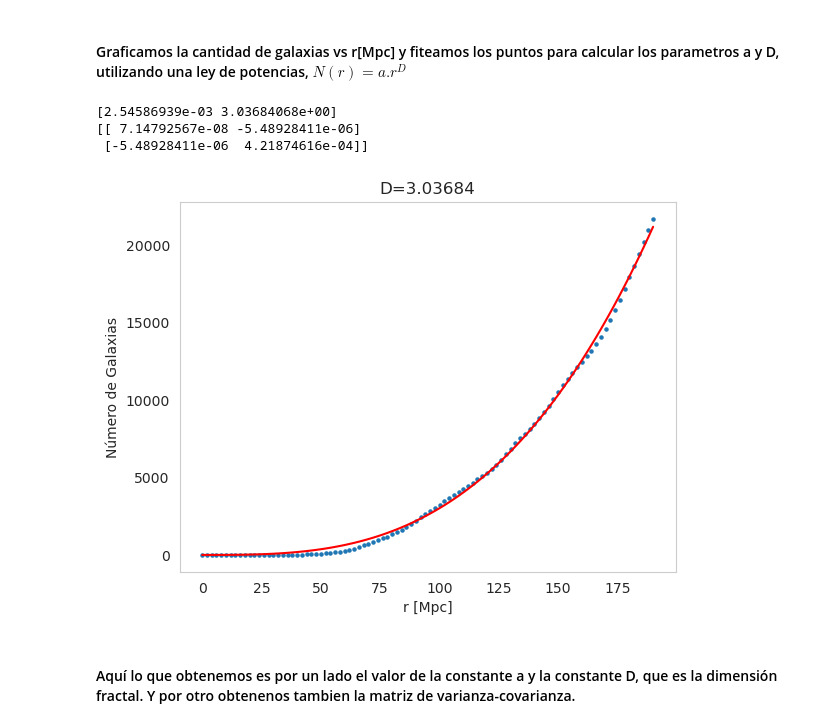
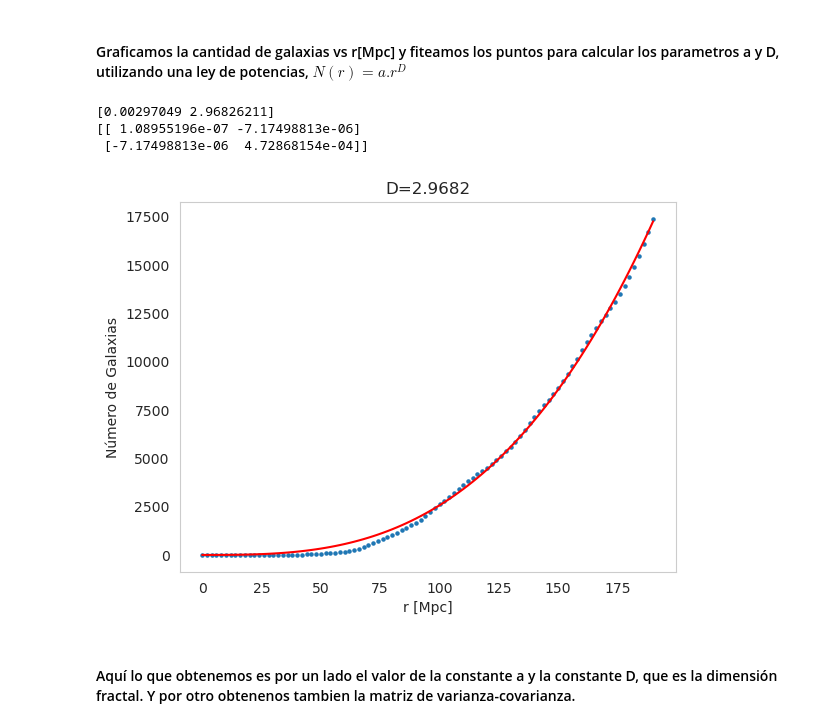
Before and after one commit to manulv96/Calculo-de-dimension-fractal--HCC, a Jupyter notebook: CodigoHCC.ipynb, the cells around one changed output. Saved outputs shown, nothing was run; the diff lists cells and outputs as text; code cells hidden in the pictures.

```diff
--- a/CodigoHCC.ipynb
+++ b/CodigoHCC.ipynb
@@ -44,8 +44,8 @@ data.head(120000)
 rs=data['z']
 
 cl=299792 #velocidad de la luz
-H=72 #constante de Hubble
-dist=rs*cl/H
+h=0.6767 #parámetro de Hubble
+dist=rs*cl/(h*100)
 # %% [markdown]
 #### Vemos la distribución espacial de nuestra muestra de galaxias.
 # %%
@@ -122,24 +121,24 @@ rr = np.array(rr)
 # %%
 fig, ax=plt.subplots(1,1)
 
 def funcion (x,a,b):
 
     return a*x**b
 
 res,cov =curve_fit(funcion, rr, c)
-ax.plot(rr, funcion(rr, 2.54586939e-03 ,3.0368406),color='red')
+ax.plot(rr, funcion(rr, 0.00297049 ,2.96826211),color='red')
 plt.scatter(rr, c, s=5)
-ax.set_title('D=3.03684')
+ax.set_title('D=2.9682')
 ax.set_xlabel('r [Mpc]')
 ax.set_ylabel('Número de Galaxias')
 plt.grid()
 print(res)
 print(cov);
 # %% [output]
-[2.54586939e-03 3.03684068e+00]
-[[ 7.14792567e-08 -5.48928411e-06]
- [-5.48928411e-06  4.21874616e-04]]
+[0.00297049 2.96826211]
+[[ 1.08955196e-07 -7.17498813e-06]
+ [-7.17498813e-06  4.72868154e-04]]
-[figure, old version]
+[figure, new version]
 # %% [markdown]
 #### Aquí lo que obtenemos es por un lado el valor de la constante a y la constante D, que es la dimensión fractal. Y por otro obtenenos tambien la matriz de varianza-covarianza.
 # %% [markdown]
```
Also changed, not shown: parts of 8 cells of this notebook.
